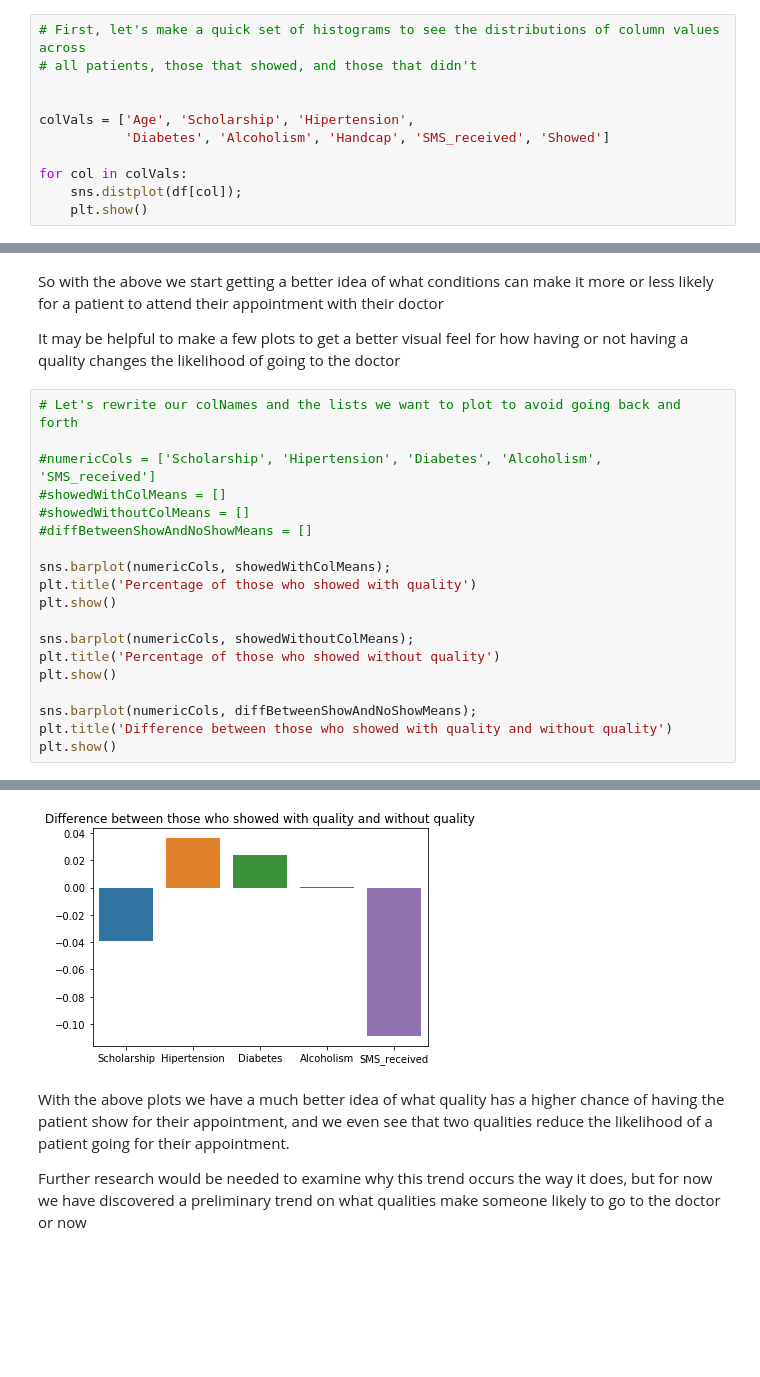
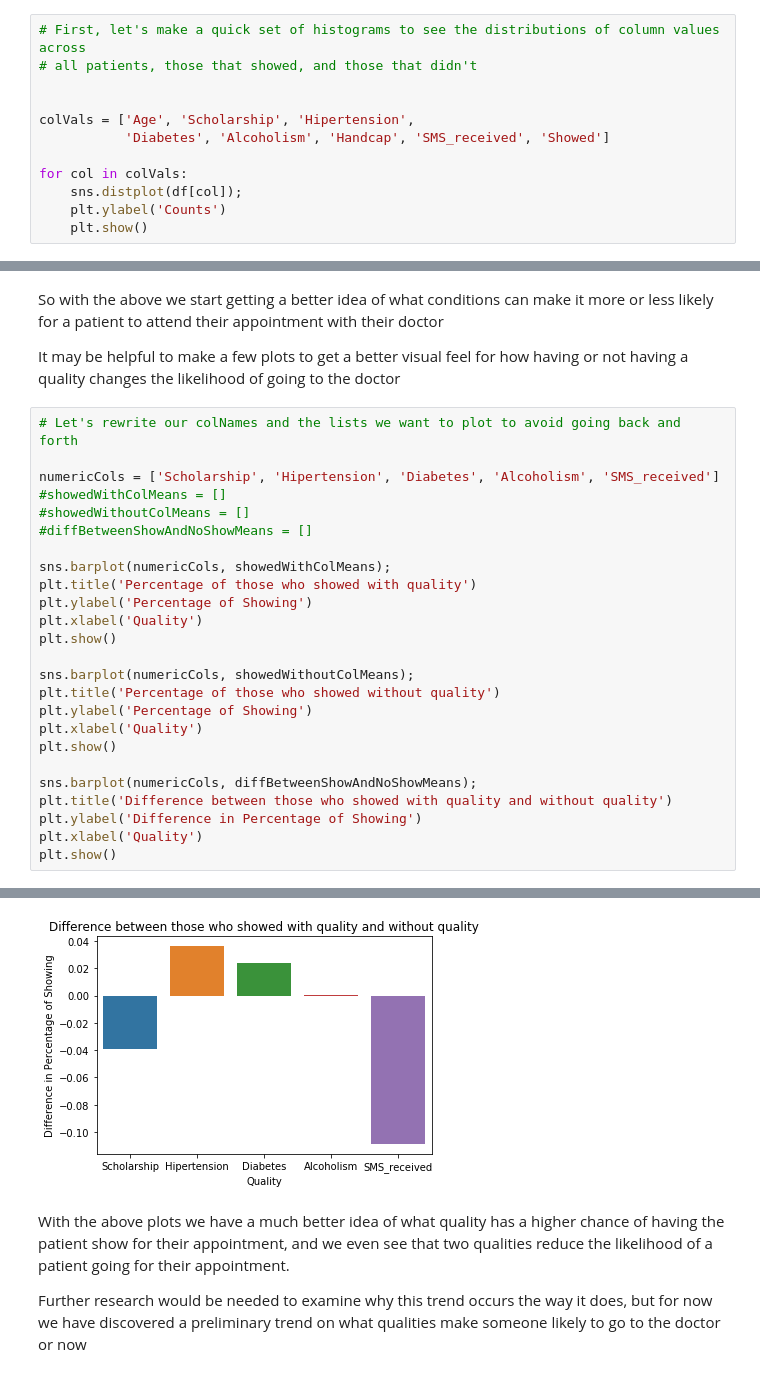
Before and after one commit to mariobro/MedicalAppointmentNoShowsBrazil, a Jupyter notebook: Researching Trends in Patients Present for Doctor Appointments in Brazil.ipynb, the cells around one changed output, grey strips where cells are left out. Cells and saved outputs as stored; diff of their text form; blank space fills up the shorter version.

```diff
--- a/Researching Trends in Patients Present for Doctor Appointments in Brazil.ipynb
+++ b/Researching Trends in Patients Present for Doctor Appointments in Brazil.ipynb
@@ -203,5 +206,6 @@ colVals = ['Age', 'Scholarship', 'Hipertension',
 
 for col in colVals:
     sns.distplot(df[col]);
+    plt.ylabel('Counts')
     plt.show()
 # %% [output]
@@ -348,20 +360,26 @@ a quality changes the likelihood of going to the doctor
 # %%
 # Let's rewrite our colNames and the lists we want to plot to avoid going back and forth
 
-#numericCols = ['Scholarship', 'Hipertension', 'Diabetes', 'Alcoholism', 'SMS_received']
+numericCols = ['Scholarship', 'Hipertension', 'Diabetes', 'Alcoholism', 'SMS_received']
 #showedWithColMeans = []
 #showedWithoutColMeans = []
 #diffBetweenShowAndNoShowMeans = []
 
 sns.barplot(numericCols, showedWithColMeans);
 plt.title('Percentage of those who showed with quality')
+plt.ylabel('Percentage of Showing')
+plt.xlabel('Quality')
 plt.show()
 
 sns.barplot(numericCols, showedWithoutColMeans);
 plt.title('Percentage of those who showed without quality')
+plt.ylabel('Percentage of Showing')
+plt.xlabel('Quality')
 plt.show()
 
 sns.barplot(numericCols, diffBetweenShowAndNoShowMeans);
 plt.title('Difference between those who showed with quality and without quality')
+plt.ylabel('Difference in Percentage of Showing')
+plt.xlabel('Quality')
 plt.show()
 # %% [output]
@@ -370,4 +388,4 @@ plt.show()
-[figure, old version]
+[figure, new version]
 # %% [markdown]
 With the above plots we have a much better idea of what quality has a higher chance of having the patient show
 for their appointment, and we even see that two qualities reduce the likelihood of a patient going for their appointment.
```
Also changed, not shown: parts of 16 cells of this notebook, 1 other file.
